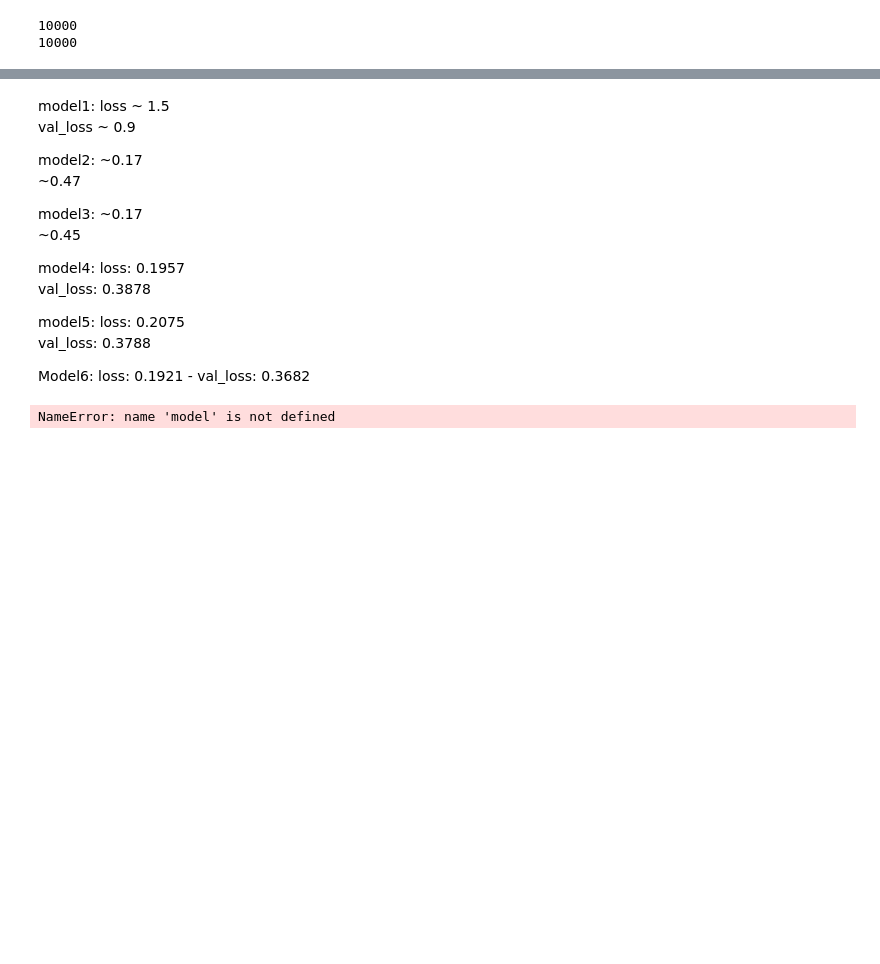
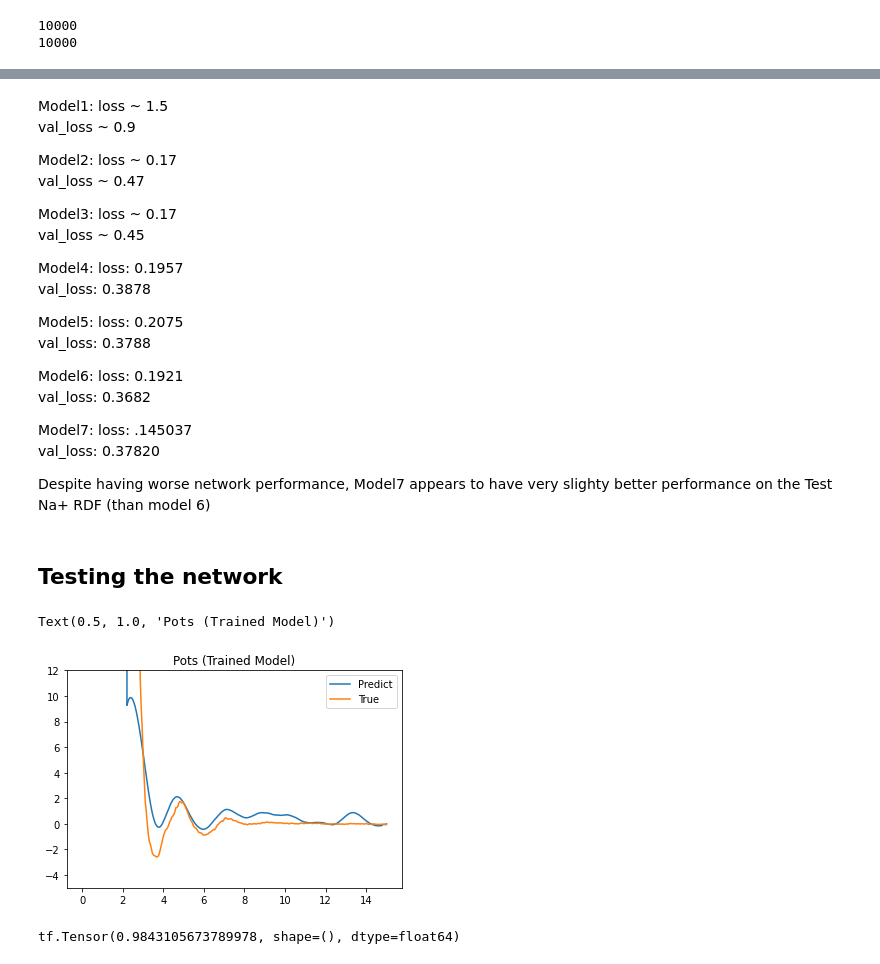
Before and after one commit to k-nolan-git/Summer_Project, a Jupyter notebook: Full_Run/Full_Run.ipynb, the cells around one changed output, grey strips where cells are left out. Drawn from its saved outputs; the diff is of its cells as text; code cells hidden in the pictures; blank space fills up the shorter version.

```diff
--- a/Full_Run/Full_Run.ipynb
+++ b/Full_Run/Full_Run.ipynb
@@ -401,22 +549,31 @@ INFO:tensorflow:Assets written to: Model6/assets
 # %% [markdown]
-model1: loss ~ 1.5 \
+Model1: loss ~ 1.5 \
         val_loss ~ 0.9
 
 
-model2: ~0.17 \
-        ~0.47
+Model2: loss ~ 0.17 \
+        val_loss ~ 0.47
 
 
-model3: ~0.17 \
-        ~0.45
+Model3: loss ~ 0.17 \
+        val_loss ~ 0.45
 
 
-model4: loss: 0.1957 \
+Model4: loss: 0.1957 \
 val_loss: 0.3878
 
-model5: loss: 0.2075 \
+Model5: loss: 0.2075 \
 val_loss: 0.3788
 
-Model6: loss: 0.1921 - val_loss: 0.3682
+Model6: loss: 0.1921 \
+ val_loss: 0.3682
+
+Model7: loss: .145037 \
+val_loss: 0.37820
+
+
+Despite having worse network performance, Model7 appears to have very slighty better performance on the Test Na+ RDF (than model 6)
+# %% [markdown]
+## Testing the network
 # %%
 test_inp = np.array(input_rdf.DFs[0].y)
@@ -423,32 +583,59 @@ test_inp = np.array(input_rdf.DFs[0].y)
 # %%
-input_pot = mt.ReadPot('NaNa.pot', quiet= True)
+input_pot = mt.ReadPot('Setup/NaNa.pot', quiet= True)
 inpot = np.array(input_pot.DFs[0].y)
-z = np.linspace(0, len(inpot), len(inpot))
+
+#read in the true potential the network is attempting the recreate
 # %%
 test = np.array([test_inp])
 
 modelpred = model.predict([test])
+#use the network to make a prediction
 
 z = np.linspace(0, 15, 300)
 
-pred = np.zeros(300)
+testpred = np.zeros(300)
 act = np.zeros(300)
+#array to hold the full predicted and actual potentials
+
 for i in range(1, 301):
     if i < len(modelpred[0]):
-        pred[-i] = modelpred[0][-i]
+        testpred[-i] = modelpred[0][-i]
     else:
-        pred[-i] = 50000 + 3*i
+        testpred[-i] = 50000 + 3*i
 
 
     if i < len(inpot):
         act[-i] = inpot[-i]
     else:
         act[-i] = 50000 + 3*i
-plt.plot(z, pred - 30, label = 'Predict')
-plt.plot(z, act, label = 'True')
 
-plt.legend()
-plt.ylim(-10,10)
+#add in the the forbidden region
+#the predicted and input arrays are cut to exclude the forbidden region
+
+testpred = testpred - 30
+
+#shift the predicted potential back down
-# %% [output]
-NameError: name 'model' is not defined
+# %%
+plt.plot(z, testpred, label = 'Predict')
+plt.plot(z, act, label = 'True')
+
+plt.legend()
+plt.ylim(-5,12)
+plt.title('Pots (Trained Model)')
+
+#plot of the predicted and actual potentials using the trained network
+# %% [output]
+Text(0.5, 1.0, 'Pots (Trained Model)')
+[figure, added]
+# %%
+ytrue = np.zeros(244)
+ypred = np.zeros(244)
+
+for i in range(1, 245):
+    ytrue[-i] = inpot[-i]
+    ypred[-i] = testpred[-i]
+
+print(loss_object(ytrue, ypred))
+# %% [output]
+tf.Tensor(0.9843105673789978, shape=(), dtype=float64)
 # %%
```
Also changed, not shown: parts of 62 cells of this notebook, 21 other files.
